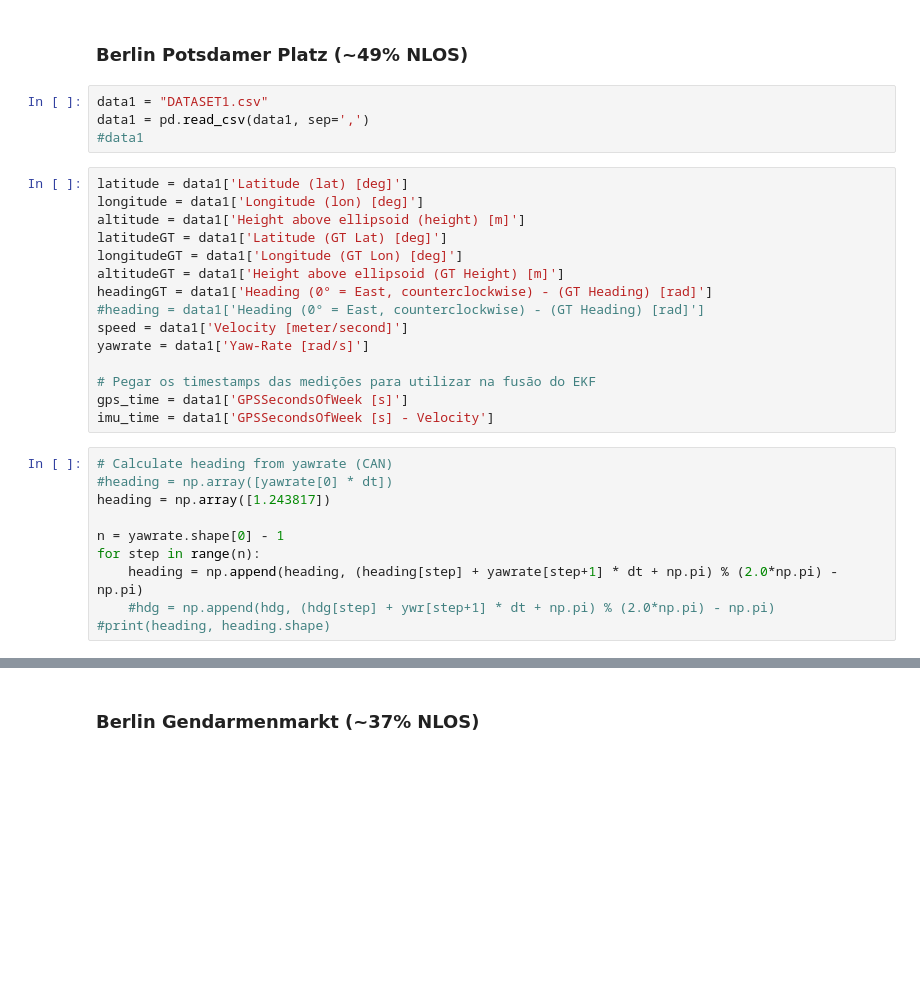
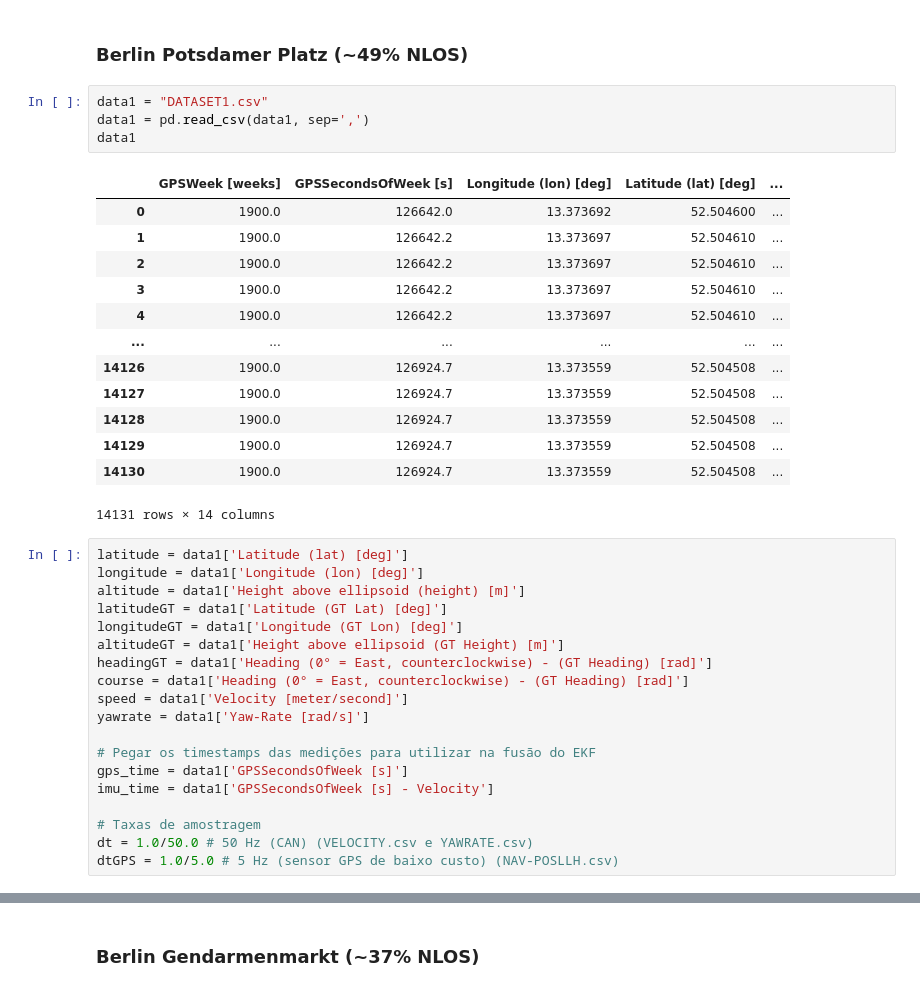
Before and after one commit to deivis6x7/Kalman, a Jupyter notebook: 01-EKF.ipynb, the cells around one changed output, grey strips where cells are left out. Drawn from its saved outputs; the diff is of its cells as text; blank space fills up the shorter version.

```diff
--- a/01-EKF.ipynb
+++ b/01-EKF.ipynb
@@ -270,7 +270,21 @@ Fonte: https://www.tu-chemnitz.de/projekt/smartLoc/gnss_dataset.html.en#Datasets
 # %%
 data1 = "DATASET1.csv"
 data1 = pd.read_csv(data1, sep=',')
-#data1
+data1
+# %% [output]
+|  | GPSWeek [weeks] | GPSSecondsOfWeek [s] | Longitude (lon) [deg] | Latitude (lat) [deg] | ... |
+| 0 | 1900.0 | 126642.0 | 13.373692 | 52.504600 | ... |
+| 1 | 1900.0 | 126642.2 | 13.373697 | 52.504610 | ... |
+| 2 | 1900.0 | 126642.2 | 13.373697 | 52.504610 | ... |
+| 3 | 1900.0 | 126642.2 | 13.373697 | 52.504610 | ... |
+| 4 | 1900.0 | 126642.2 | 13.373697 | 52.504610 | ... |
+| ... | ... | ... | ... | ... | ... |
+| 14126 | 1900.0 | 126924.7 | 13.373559 | 52.504508 | ... |
+| 14127 | 1900.0 | 126924.7 | 13.373559 | 52.504508 | ... |
+| 14128 | 1900.0 | 126924.7 | 13.373559 | 52.504508 | ... |
+| 14129 | 1900.0 | 126924.7 | 13.373559 | 52.504508 | ... |
+| 14130 | 1900.0 | 126924.7 | 13.373559 | 52.504508 | ... |
+14131 rows × 14 columns
 # %%
 latitude = data1['Latitude (lat) [deg]']
 longitude = data1['Longitude (lon) [deg]']
@@ -279,20 +293,14 @@ latitudeGT = data1['Latitude (GT Lat) [deg]']
 longitudeGT = data1['Longitude (GT Lon) [deg]']
 altitudeGT = data1['Height above ellipsoid (GT Height) [m]']
 headingGT = data1['Heading (0° = East, counterclockwise) - (GT Heading) [rad]']
-#heading = data1['Heading (0° = East, counterclockwise) - (GT Heading) [rad]']
+course = data1['Heading (0° = East, counterclockwise) - (GT Heading) [rad]']
 speed = data1['Velocity [meter/second]']
 yawrate = data1['Yaw-Rate [rad/s]']
 
 # Pegar os timestamps das medições para utilizar na fusão do EKF
 gps_time = data1['GPSSecondsOfWeek [s]']
 imu_time = data1['GPSSecondsOfWeek [s] - Velocity']
+
+# Taxas de amostragem
+dt = 1.0/50.0 # 50 Hz (CAN) (VELOCITY.csv e YAWRATE.csv)
+dtGPS = 1.0/5.0 # 5 Hz (sensor GPS de baixo custo) (NAV-POSLLH.csv)
-# %%
-# Calculate heading from yawrate (CAN)
-#heading = np.array([yawrate[0] * dt])
-heading = np.array([1.243817])
-
-n = yawrate.shape[0] - 1
-for step in range(n):
-    heading = np.append(heading, (heading[step] + yawrate[step+1] * dt + np.pi) % (2.0*np.pi) - np.pi)
-    #hdg = np.append(hdg, (hdg[step] + ywr[step+1] * dt + np.pi) % (2.0*np.pi) - np.pi)
-#print(heading, heading.shape)
```
Also changed, not shown: parts of 12 cells of this notebook.
